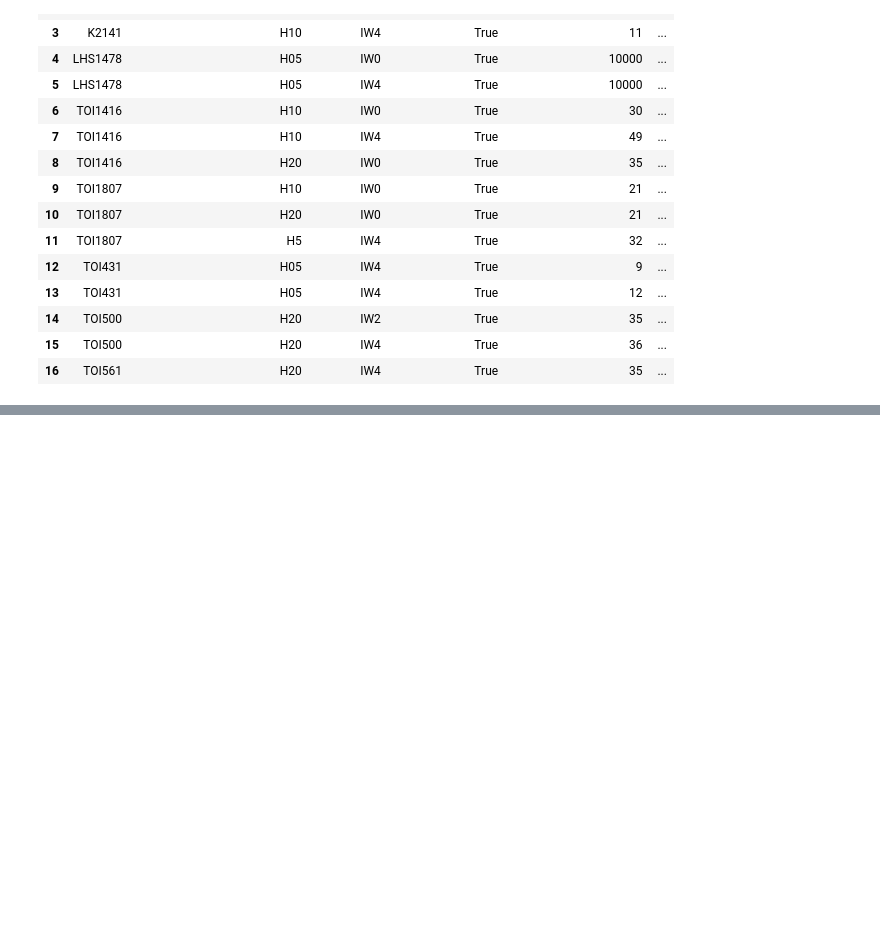
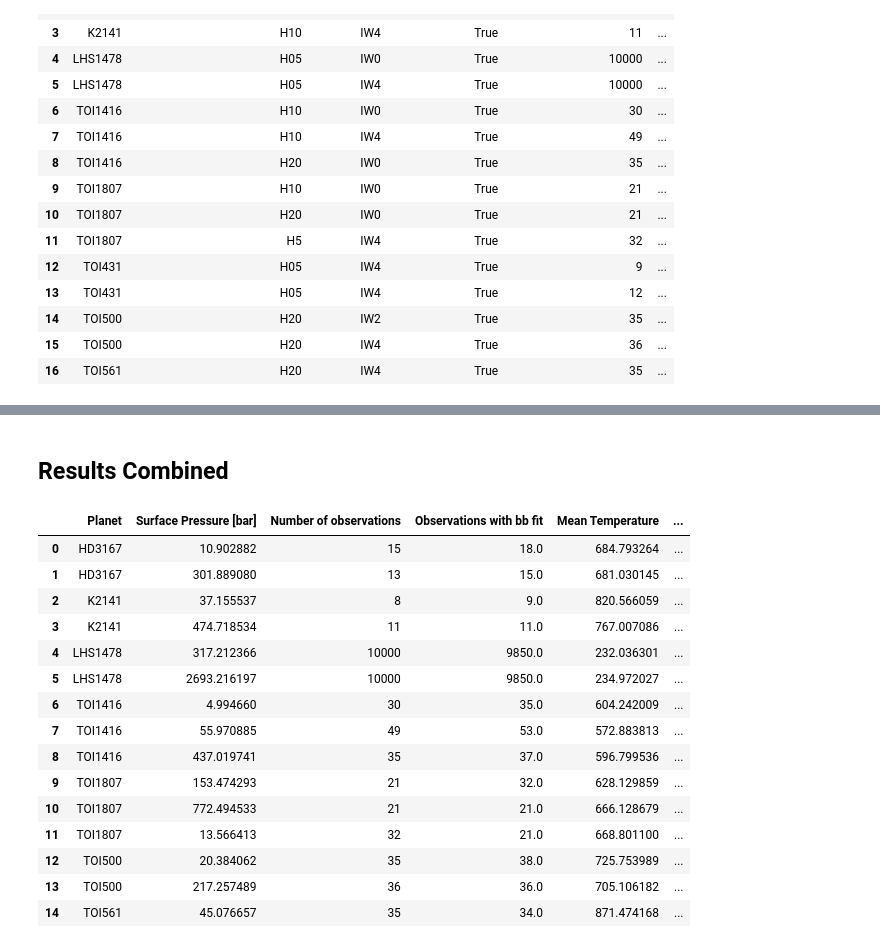
Before and after one commit to lorlo9999/MasterThesis, a Jupyter notebook: blackbody-fit.ipynb, the cells around one changed output, grey strips where cells are left out. Drawn from its saved outputs; the diff is of its cells as text; code cells hidden in the pictures; blank space fills up the shorter version.

```diff
--- a/blackbody-fit.ipynb
+++ b/blackbody-fit.ipynb
@@ -115,7 +115,7 @@ star_age = [10.2, 6.3, 5.6, 5.1, 5, 11, 6.9, 0.3] #Gyr
 # %%
 # Input parameters
 
-name = planet_names[7] # <- input planet name
+name = planet_names[4] # <- input planet name
 mass = planet_masses[planet_names.index(name)] #Earth masses
 distance = planet_distances[planet_names.index(name)] #AU
 period = planet_period[planet_names.index(name)] #days
@@ -475,7 +514,7 @@ results_df.loc[len(results_df)+1] = {
     'Planet': name,
     'Simulation': os.path.basename(simulation_folder),
     'Surface Pressure': pmax / 1e5, #convert Pa to bar
-    'Observations': obs,
+    'Observations with bb fit': obs,
     'Mean Temperature': mean_temp,
     'Median Temperature': median_temp,
     '1-sigma Lower': q_low_1,
@@ -524,2 +541,36 @@ display(nightside_success)
 # %%
 results_df.to_csv(f"blackbody_nightside.csv", index=True)
+# %% [markdown]
+## Results Combined
+# %%
+#combine the two dataframes but first drop the 'TOI431' rows from nightside_success since we don't have a simulation for that planet
+nightside_success_filtered = nightside_success[nightside_success['Planet'] != 'TOI431']
+
+#take only the 'Planet', 'Surface Pressure [bar]', and 'Number of observations' columns from nightside_success_filtered
+nightside_success_filtered = nightside_success_filtered[['Planet', 'Surface Pressure [bar]', 'Number of observations']]
+
+results_df_filtered = results_df[['Observations with bb fit', 'Mean Temperature', 'Median Temperature', '1-sigma Lower', '1-sigma Upper']]
+#merge the two dataframes on 'Planet' and 'Surface Pressure [bar]' (which is the same as 'Surface Pressure' in results_df)
+combined_df = pd.concat(
+    [nightside_success_filtered.reset_index(drop=True),
+     results_df_filtered.reset_index(drop=True)],
+    axis=1
+)
+combined_df
+# %% [output]
+|  | Planet | Surface Pressure [bar] | Number of observations | Observations with bb fit | Mean Temperature | ... |
+| 0 | HD3167 | 10.902882 | 15 | 18.0 | 684.793264 | ... |
+| 1 | HD3167 | 301.889080 | 13 | 15.0 | 681.030145 | ... |
+| 2 | K2141 | 37.155537 | 8 | 9.0 | 820.566059 | ... |
+| 3 | K2141 | 474.718534 | 11 | 11.0 | 767.007086 | ... |
+| 4 | LHS1478 | 317.212366 | 10000 | 9850.0 | 232.036301 | ... |
+| 5 | LHS1478 | 2693.216197 | 10000 | 9850.0 | 234.972027 | ... |
+| 6 | TOI1416 | 4.994660 | 30 | 35.0 | 604.242009 | ... |
+| 7 | TOI1416 | 55.970885 | 49 | 53.0 | 572.883813 | ... |
+| 8 | TOI1416 | 437.019741 | 35 | 37.0 | 596.799536 | ... |
+| 9 | TOI1807 | 153.474293 | 21 | 32.0 | 628.129859 | ... |
+| 10 | TOI1807 | 772.494533 | 21 | 21.0 | 666.128679 | ... |
+| 11 | TOI1807 | 13.566413 | 32 | 21.0 | 668.801100 | ... |
+| 12 | TOI500 | 20.384062 | 35 | 38.0 | 725.753989 | ... |
+| 13 | TOI500 | 217.257489 | 36 | 36.0 | 705.106182 | ... |
+| 14 | TOI561 | 45.076657 | 35 | 34.0 | 871.474168 | ... |
```
Also changed, not shown: parts of 10 cells of this notebook, 2 other files.
